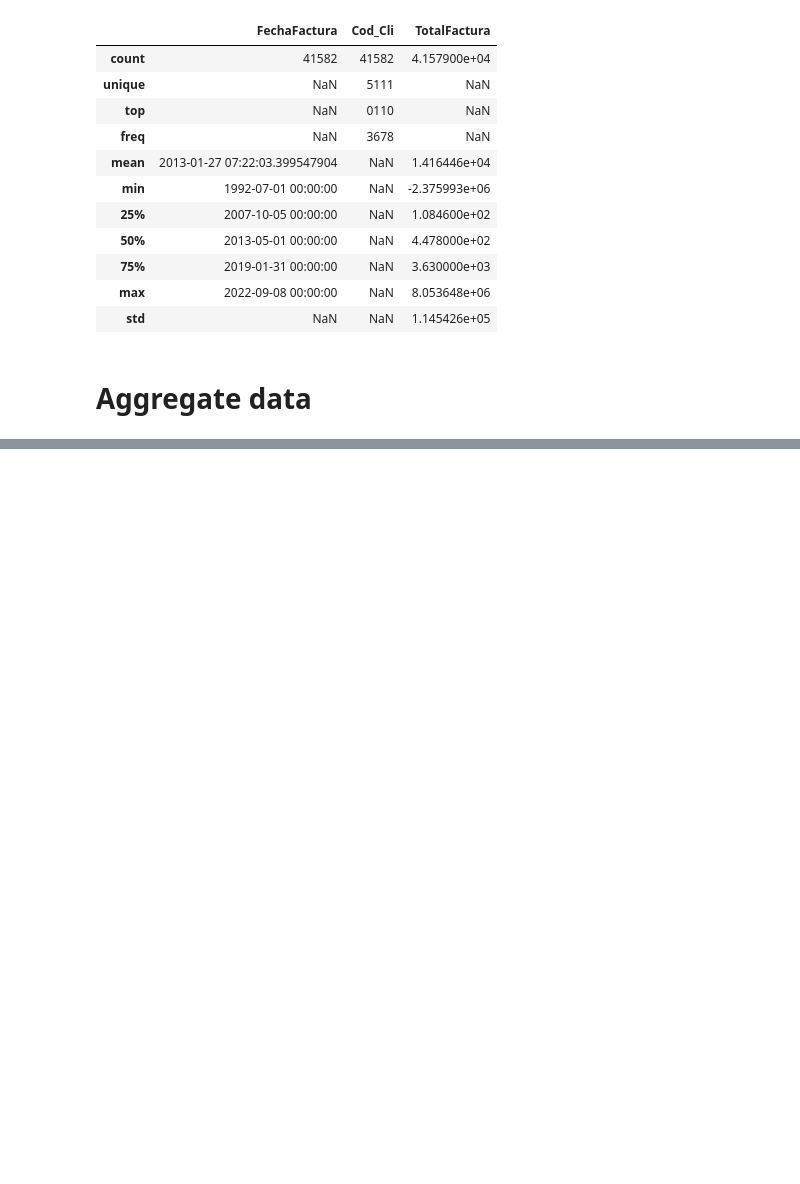
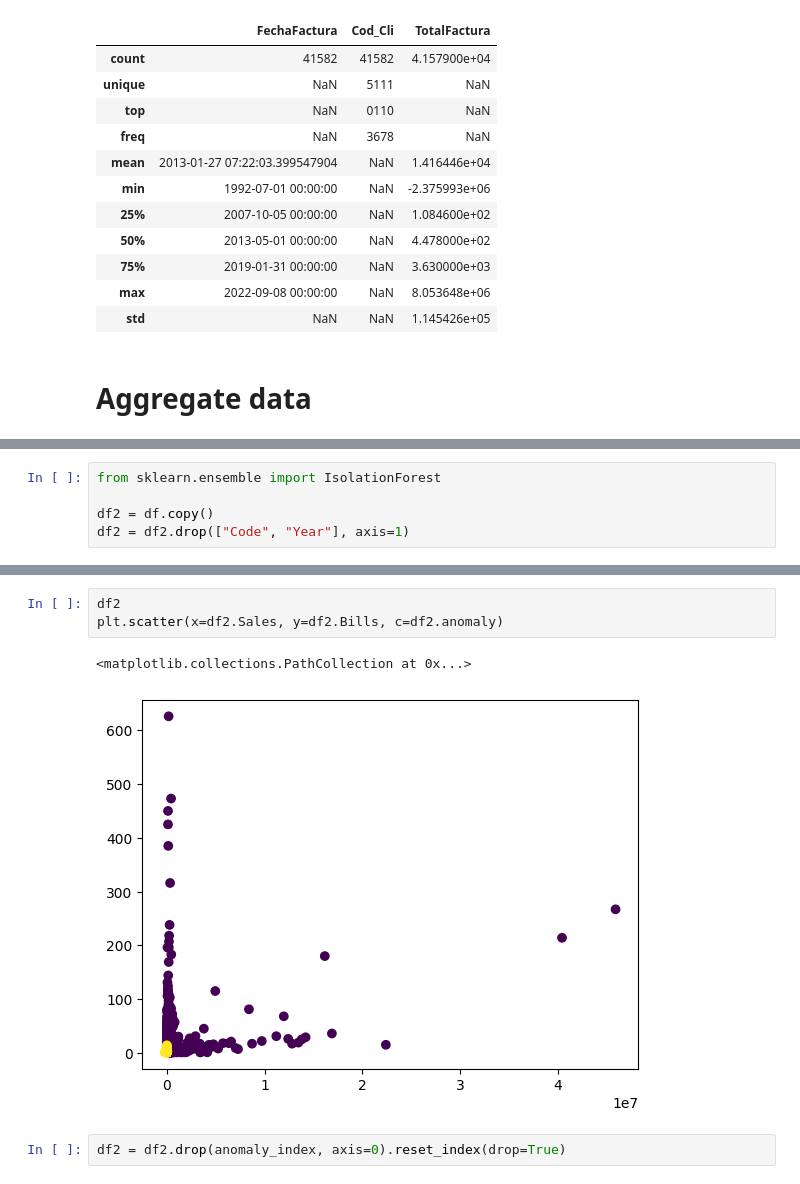
Before and after one commit to mcleroj/Python, a Jupyter notebook: clustering_metods.ipynb, the cells around one changed output, grey strips where cells are left out. Saved outputs shown, nothing was run; the diff lists cells and outputs as text; blank space fills up the shorter version.

```diff
--- a/clustering_metods.ipynb
+++ b/clustering_metods.ipynb
@@ -99,0 +107,5 @@ df.to_csv('sales_and_bills.csv', index=False)
+# %%
+from sklearn.ensemble import IsolationForest
+
+df2 = df.copy()
+df2 = df2.drop(["Code", "Year"], axis=1)
@@ -99,0 +130,8 @@ df.to_csv('sales_and_bills.csv', index=False)
+# %%
+df2
+plt.scatter(x=df2.Sales, y=df2.Bills, c=df2.anomaly)
+# %% [output]
+<matplotlib.collections.PathCollection at 0x...>
+[figure, added]
+# %%
+df2 = df2.drop(anomaly_index, axis=0).reset_index(drop=True)
```
Also changed, not shown: parts of 13 cells of this notebook.
